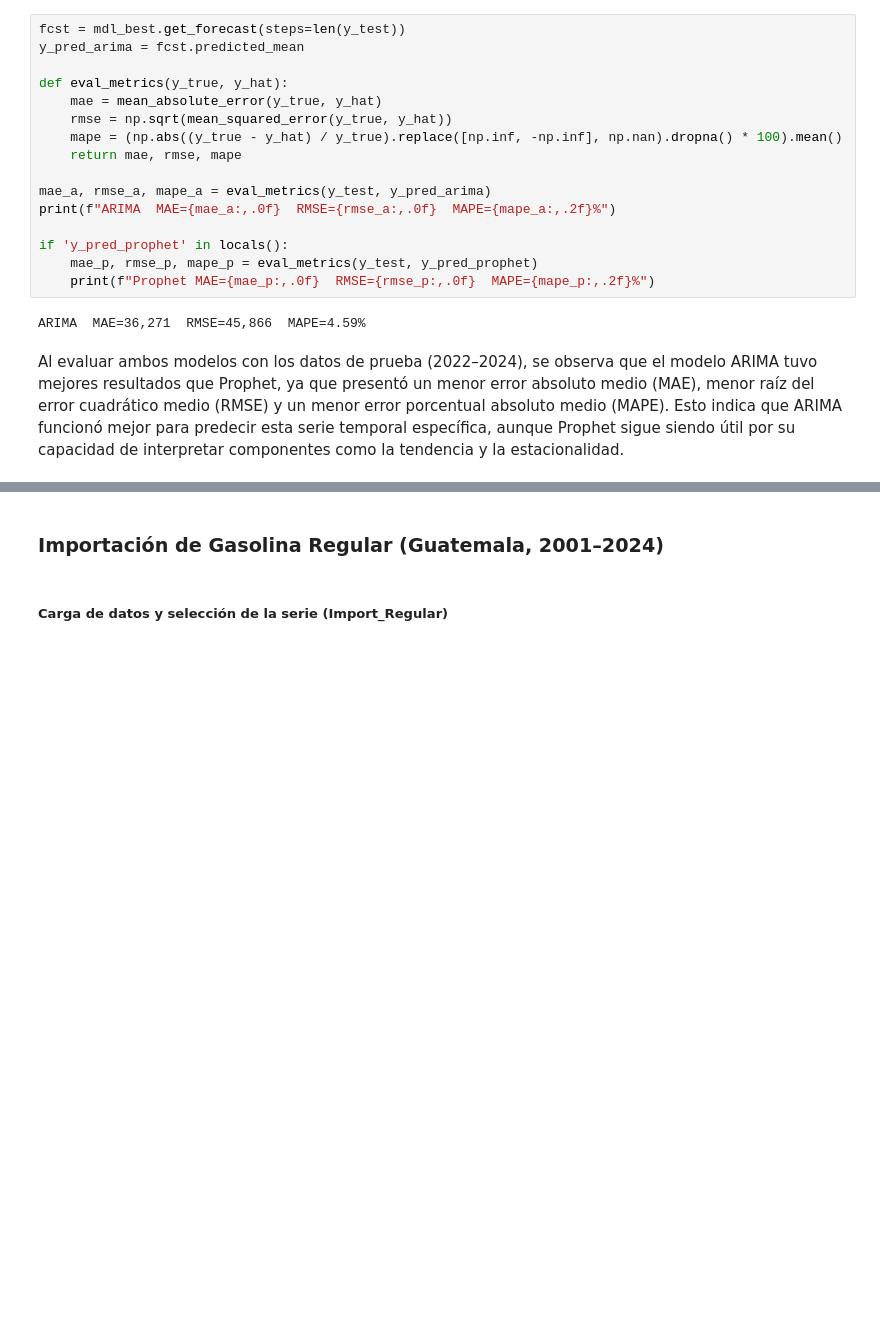
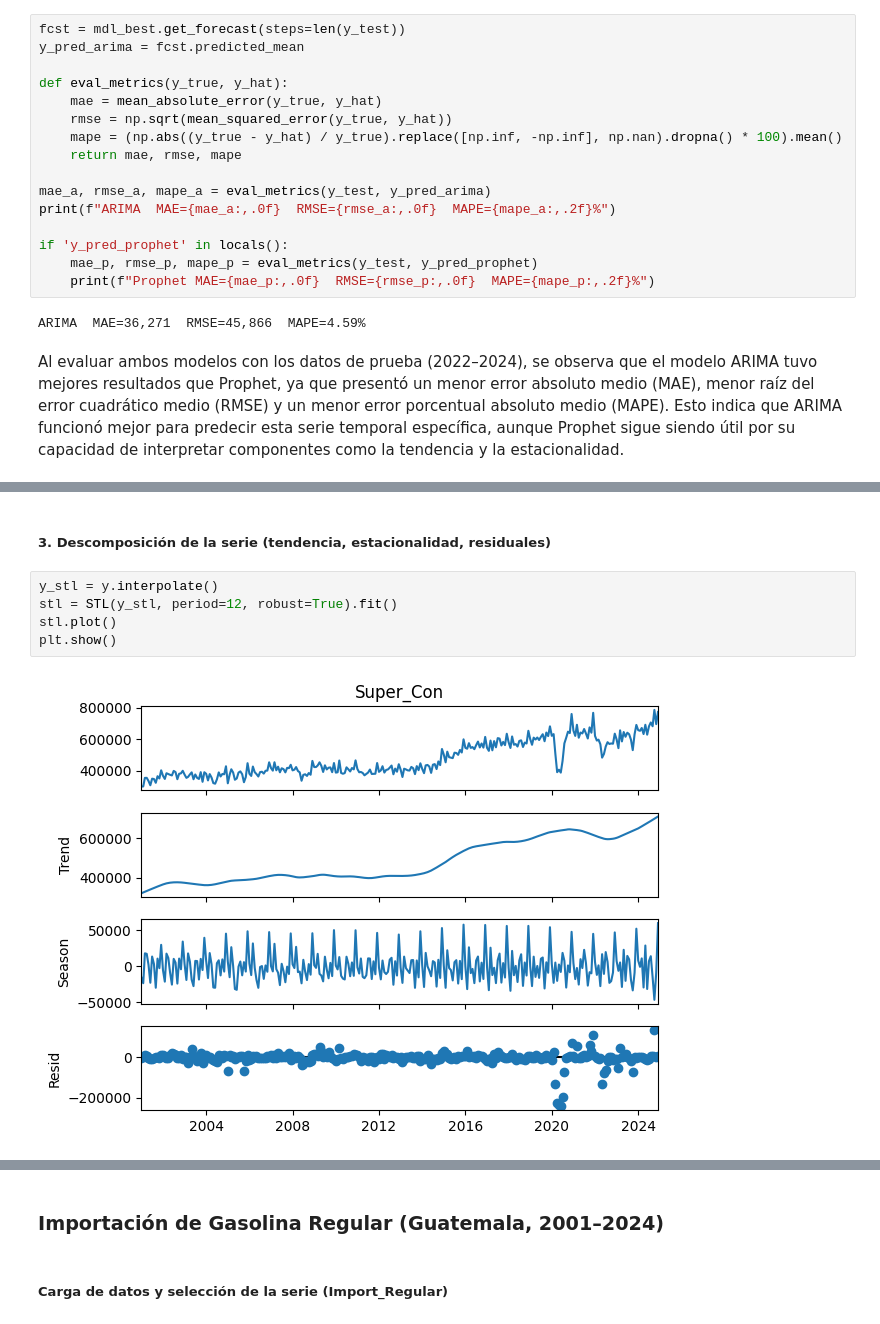
Before and after one commit to EstebanZG999/Lab1_DS, a Jupyter notebook: src/modelos_univariantes.ipynb, the cells around one changed output, grey strips where cells are left out. Saved outputs shown, nothing was run; the diff lists cells and outputs as text; blank space fills up the shorter version.

```diff
--- a/src/modelos_univariantes.ipynb
+++ b/src/modelos_univariantes.ipynb
@@ -309,0 +412,9 @@ Al evaluar ambos modelos con los datos de prueba (2022–2024), se observa que e
+# %% [markdown]
+##### 3. Descomposición de la serie (tendencia, estacionalidad, residuales)
+# %%
+y_stl = y.interpolate()
+stl = STL(y_stl, period=12, robust=True).fit()
+stl.plot()
+plt.show()
+# %% [output]
+[figure, added]
```
Also changed, not shown: parts of 35 cells of this notebook.
